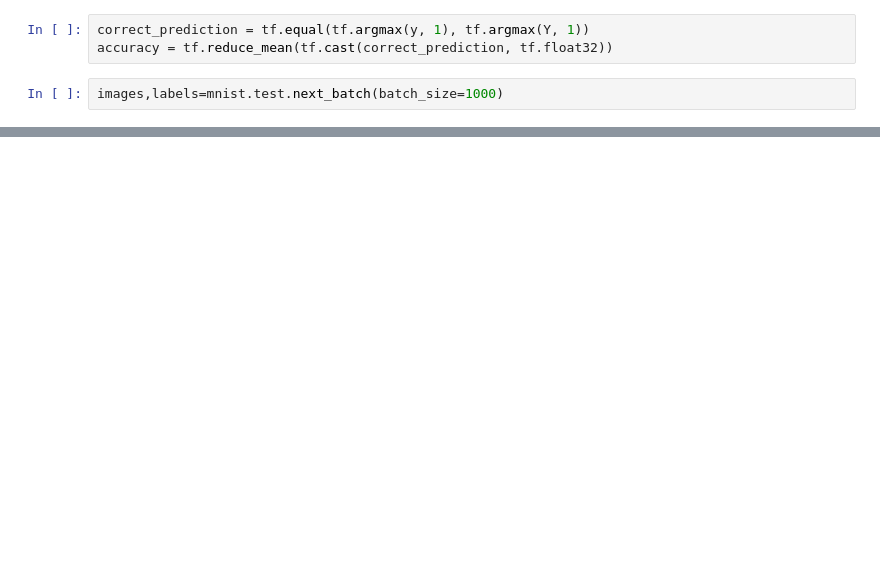
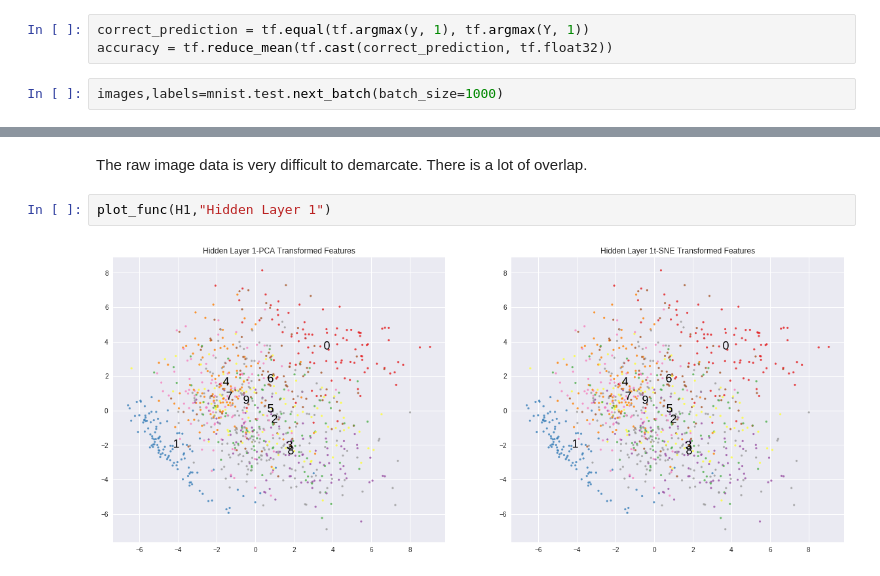
Before and after one commit to venkateshaditya/MINST-Classification-Using-Tensorflow, a Jupyter notebook: MNIST_Character_Recognition.ipynb, the cells around one changed output, grey strips where cells are left out. Cells and saved outputs as stored; diff of their text form; blank space fills up the shorter version.

```diff
--- a/MNIST_Character_Recognition.ipynb
+++ b/MNIST_Character_Recognition.ipynb
@@ -171,0 +181,6 @@ plt.show()
+# %% [markdown]
+The raw image data is very difficult to demarcate. There is a lot of overlap.
+# %%
+plot_func(H1,"Hidden Layer 1")
+# %% [output]
+[figure, added]
```
Also changed, not shown: parts of 25 cells of this notebook.
